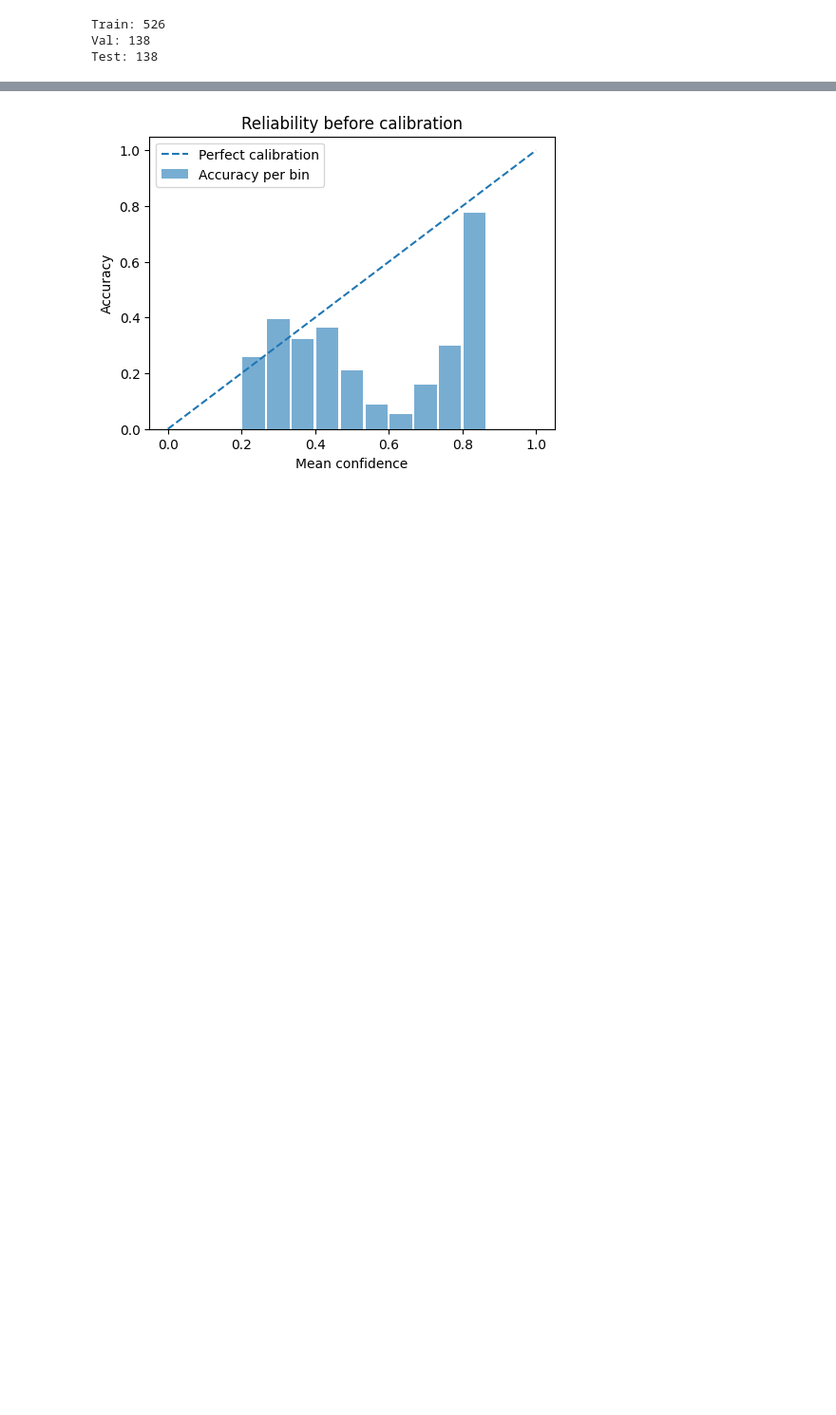
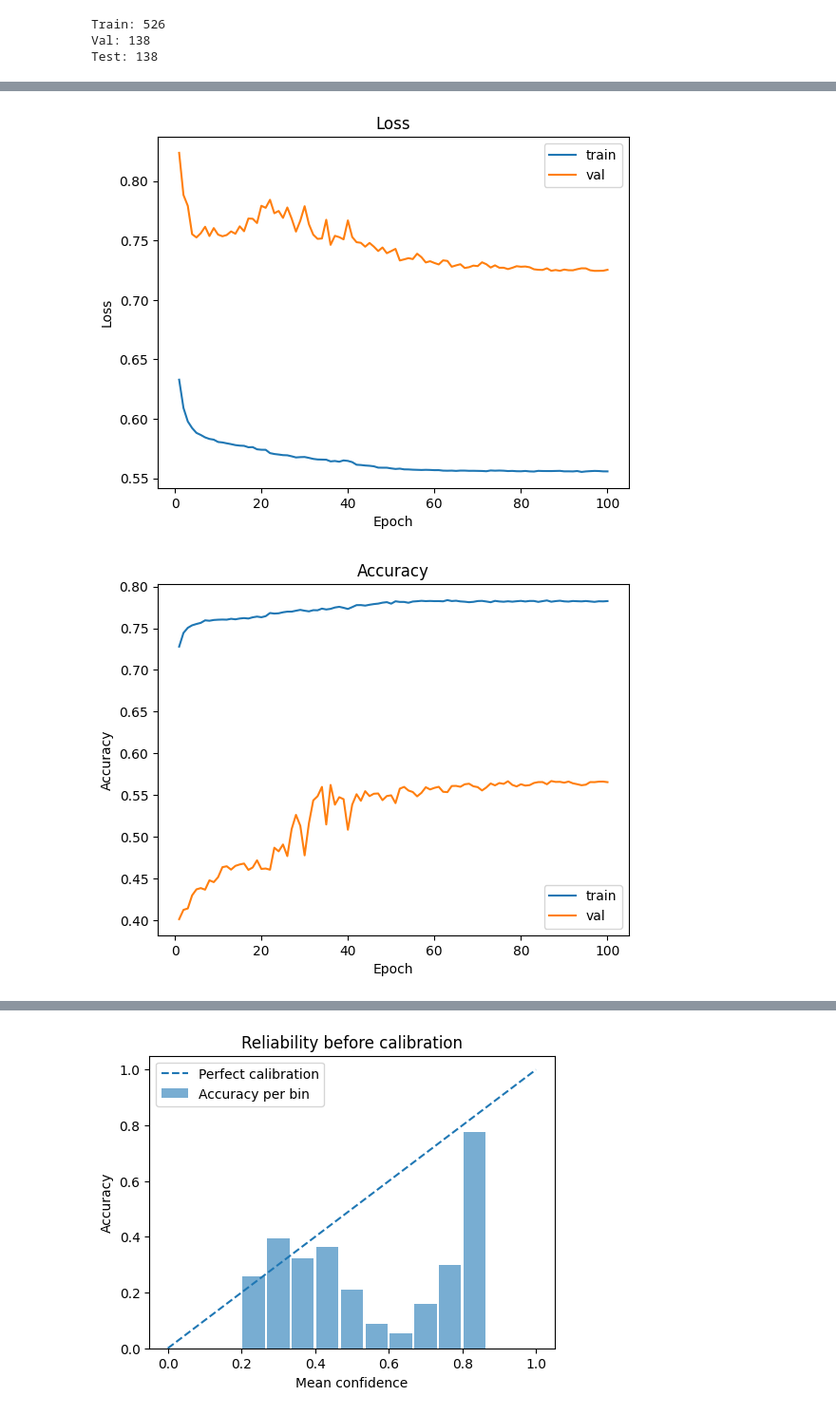
Before and after one commit to SIA86/pretrained_rl_ppo_model, a Jupyter notebook: main.ipynb, the cells around one changed output, grey strips where cells are left out. Shown at 95% size. Cells and saved outputs as stored; diff of their text form; code cells hidden in the pictures; blank space fills up the shorter version.

```diff
--- a/main.ipynb
+++ b/main.ipynb
@@ -68,6 +74,8 @@ ONECYCLE_PCT_START = 0.5
 LR_RESTART_PATIENCE = 5
 LR_RESTART_SHRINK = 0.5
 BEST_PATH = "/content/drive/MyDrive/stocks/pretrained_rl_ppo/sl_weights/best_lstm.weights.h5"
+BEST_BACKBONE_PATH = "/content/drive/MyDrive/stocks/pretrained_rl_ppo/sl_weights/best_backbone.weights.h5"
+
 
 FEE = 0.0002
 SLIPPAGE = 0.0001
@@ -312,6 +302,8 @@ history = fit_model(
     lr_restart_patience=LR_RESTART_PATIENCE,
     lr_restart_shrink=LR_RESTART_SHRINK,
     best_path=BEST_PATH,
+    backbone_path=BEST_BACKBONE_PATH
 )
 
 plot_history_curves(history)
+# %% [output]
@@ -317,0 +327,2 @@ plot_history_curves(history)
+[figure, added]
+[figure, added]
```
Also changed, not shown: parts of 11 cells of this notebook, 3 other files.
